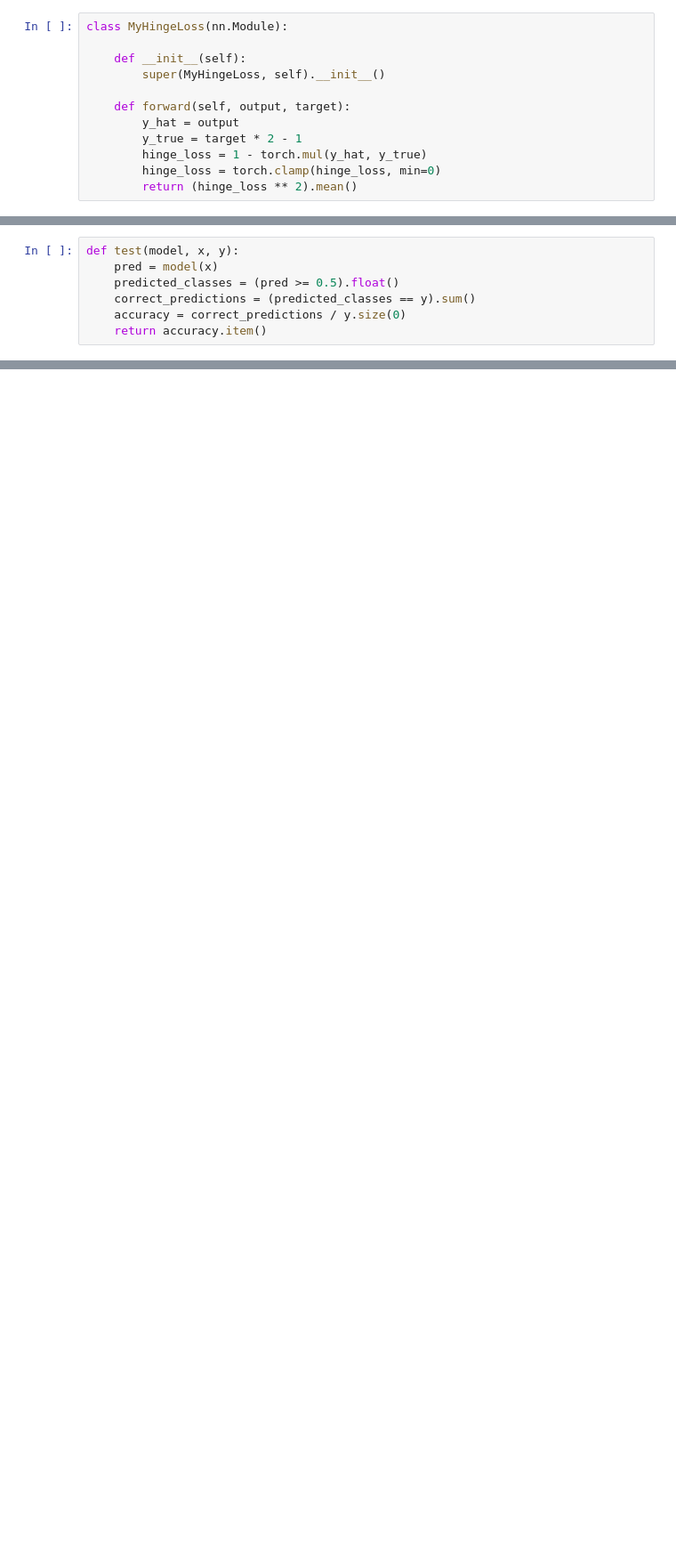
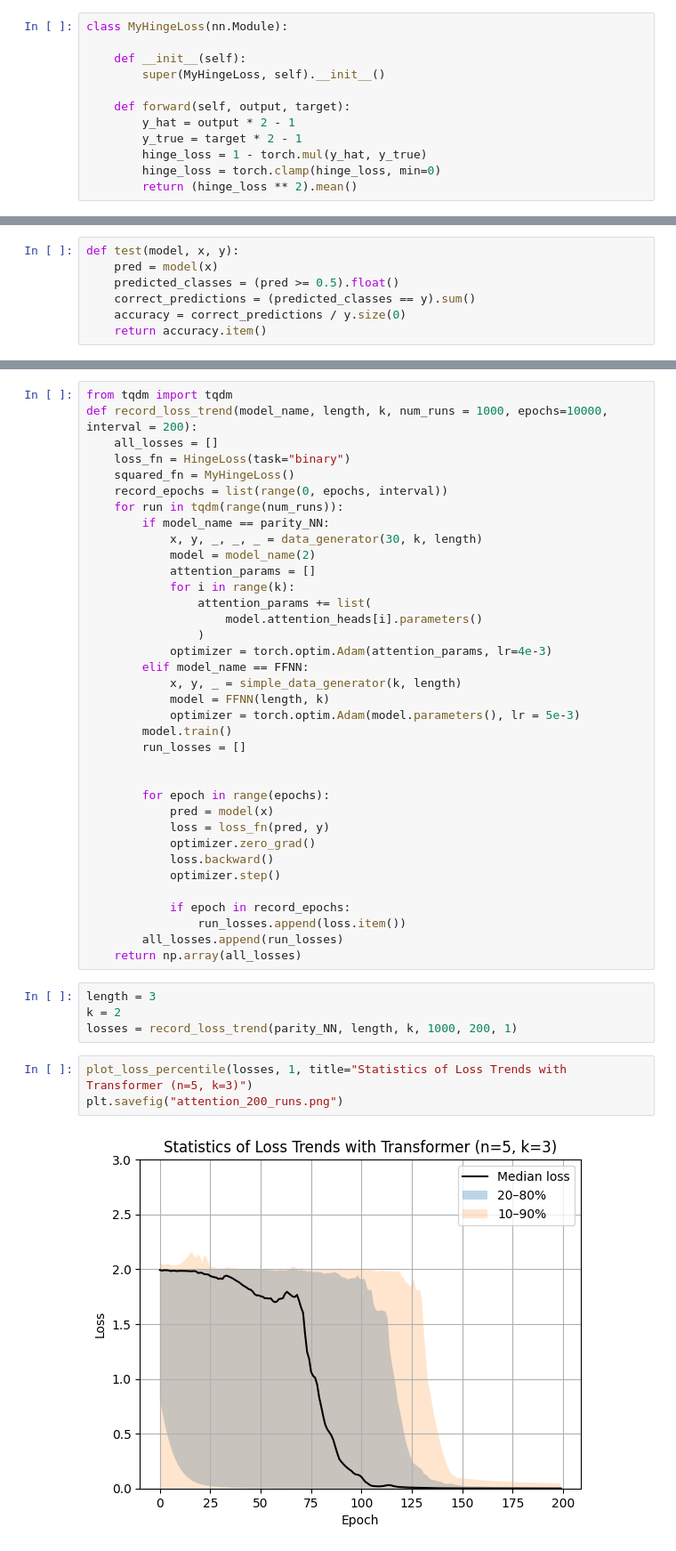
Before and after one commit to Maxcharm/Parity-Learning-Transformer, a Jupyter notebook: playground/training_ffnn.ipynb, the cells around one changed output, grey strips where cells are left out. Shown at 89% size. Cells and saved outputs as stored; diff of their text form; blank space fills up the shorter version.

```diff
--- a/playground/training_ffnn.ipynb
+++ b/playground/training_ffnn.ipynb
@@ -33,7 +31,7 @@ class MyHingeLoss(nn.Module):
         super(MyHingeLoss, self).__init__()
 
     def forward(self, output, target):
-        y_hat = output
+        y_hat = output * 2 - 1
         y_true = target * 2 - 1
         hinge_loss = 1 - torch.mul(y_hat, y_true)
         hinge_loss = torch.clamp(hinge_loss, min=0)
@@ -259,0 +225,45 @@ print(a.item())
+# %%
+from tqdm import tqdm
+def record_loss_trend(model_name, length, k, num_runs = 1000, epochs=10000, interval = 200):
+    all_losses = []
+    loss_fn = HingeLoss(task="binary")
+    squared_fn = MyHingeLoss()
+    record_epochs = list(range(0, epochs, interval))
+    for run in tqdm(range(num_runs)):
+        if model_name == parity_NN:
+            x, y, _, _, _ = data_generator(30, k, length)
+            model = model_name(2)
+            attention_params = []
+            for i in range(k):
+                attention_params += list(
+                    model.attention_heads[i].parameters()
+                )
+            optimizer = torch.optim.Adam(attention_params, lr=4e-3)
+        elif model_name == FFNN:
+            x, y, _ = simple_data_generator(k, length)
+            model = FFNN(length, k)
+            optimizer = torch.optim.Adam(model.parameters(), lr = 5e-3)
+        model.train()
+        run_losses = []
+
+
+        for epoch in range(epochs):
+            pred = model(x)
+            loss = loss_fn(pred, y)
+            optimizer.zero_grad()
+            loss.backward()
+            optimizer.step()
+
+            if epoch in record_epochs:
+                run_losses.append(loss.item())
+        all_losses.append(run_losses)
+    return np.array(all_losses)
+# %%
+length = 3
+k = 2
+losses = record_loss_trend(parity_NN, length, k, 1000, 200, 1)
+# %%
+plot_loss_percentile(losses, 1, title="Statistics of Loss Trends with Transformer (n=5, k=3)")
+plt.savefig("attention_200_runs.png")
+# %% [output]
+[figure, added]
```
Also changed, not shown: parts of 27 cells of this notebook, 4 other files.
